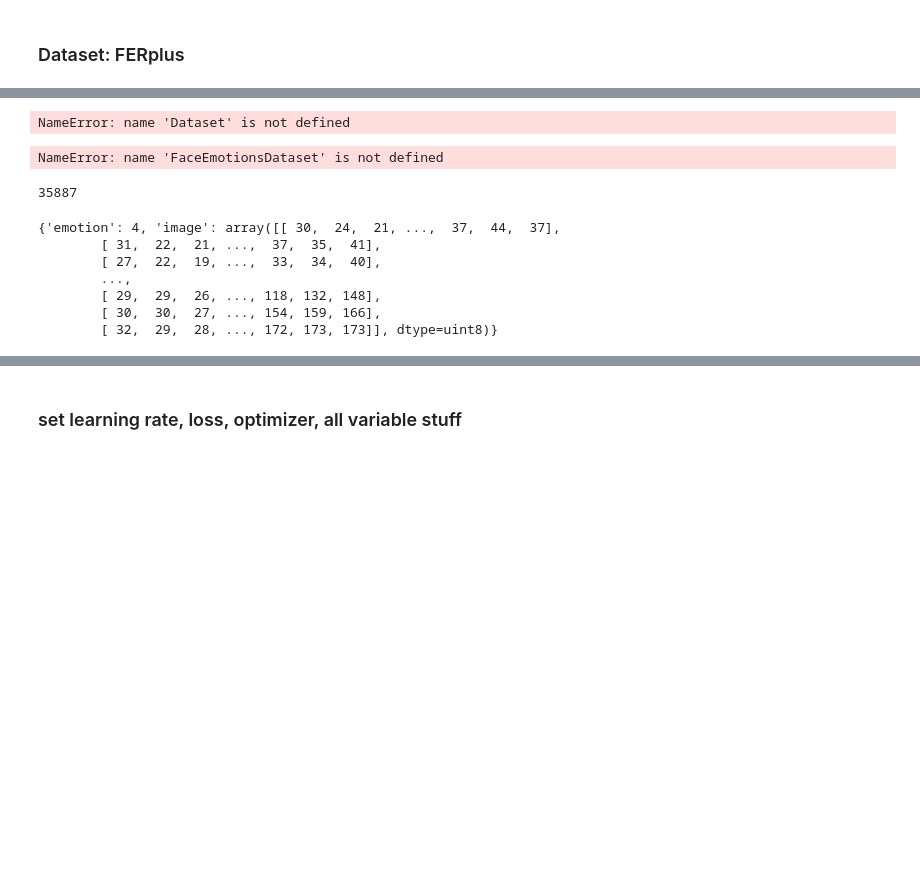
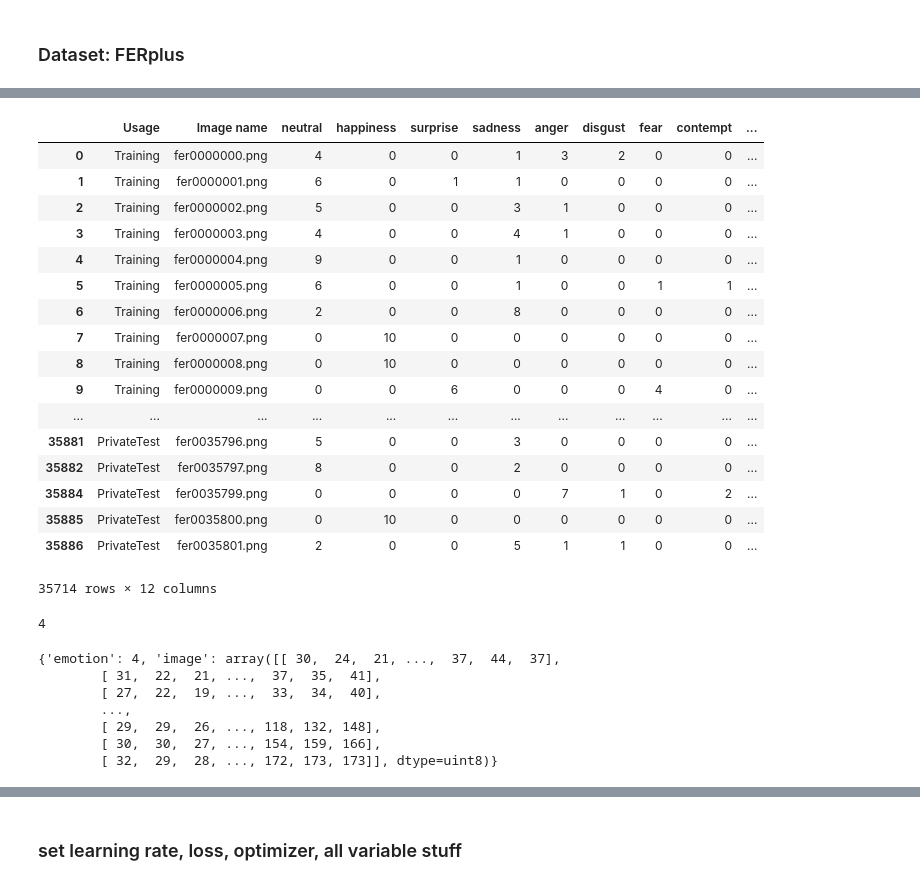
Before and after one commit to crystaljgong/Movie_Sentiments, a Jupyter notebook: VGG-Face-model-test.ipynb, the cells around one changed output, grey strips where cells are left out. Cells and saved outputs as stored; diff of their text form; code cells hidden in the pictures; blank space fills up the shorter version.

```diff
--- a/VGG-Face-model-test.ipynb
+++ b/VGG-Face-model-test.ipynb
@@ -149,3 +57,25 @@ ImportError: No module named torch
+# %%
+df = pd.read_csv('all-data/FERPlus/fer2013new.csv')
+df.dropna(axis=0, how='any')
+# %% [output]
+|  | Usage | Image name | neutral | happiness | surprise | sadness | anger | disgust | fear | contempt | ... |
+| 0 | Training | fer0000000.png | 4 | 0 | 0 | 1 | 3 | 2 | 0 | 0 | ... |
+| 1 | Training | fer0000001.png | 6 | 0 | 1 | 1 | 0 | 0 | 0 | 0 | ... |
+| 2 | Training | fer0000002.png | 5 | 0 | 0 | 3 | 1 | 0 | 0 | 0 | ... |
+| 3 | Training | fer0000003.png | 4 | 0 | 0 | 4 | 1 | 0 | 0 | 0 | ... |
+| 4 | Training | fer0000004.png | 9 | 0 | 0 | 1 | 0 | 0 | 0 | 0 | ... |
+| 5 | Training | fer0000005.png | 6 | 0 | 0 | 1 | 0 | 0 | 1 | 1 | ... |
+| 6 | Training | fer0000006.png | 2 | 0 | 0 | 8 | 0 | 0 | 0 | 0 | ... |
+| 7 | Training | fer0000007.png | 0 | 10 | 0 | 0 | 0 | 0 | 0 | 0 | ... |
+| 8 | Training | fer0000008.png | 0 | 10 | 0 | 0 | 0 | 0 | 0 | 0 | ... |
+| 9 | Training | fer0000009.png | 0 | 0 | 6 | 0 | 0 | 0 | 4 | 0 | ... |
+| ... | ... | ... | ... | ... | ... | ... | ... | ... | ... | ... | ... |
+| 35881 | PrivateTest | fer0035796.png | 5 | 0 | 0 | 3 | 0 | 0 | 0 | 0 | ... |
+| 35882 | PrivateTest | fer0035797.png | 8 | 0 | 0 | 2 | 0 | 0 | 0 | 0 | ... |
+| 35884 | PrivateTest | fer0035799.png | 0 | 0 | 0 | 0 | 7 | 1 | 0 | 2 | ... |
+| 35885 | PrivateTest | fer0035800.png | 0 | 10 | 0 | 0 | 0 | 0 | 0 | 0 | ... |
+| 35886 | PrivateTest | fer0035801.png | 2 | 0 | 0 | 5 | 1 | 1 | 0 | 0 | ... |
+35714 rows × 12 columns
 # %%
 class FaceEmotionsDataset(Dataset):
 
@@ -156,48 +86,39 @@ class FaceEmotionsDataset(Dataset):
             root_dir (string): Directory with all the images.
         """
         self.emotions_frame = pd.read_csv(csv_file)
+        self.emotions_frame.dropna(axis=0, how='any', inplace=True)
         self.root_dir = root_dir
 
     def __len__(self):
         return len(self.emotions_frame)
 
     def __getitem__(self, idx):
-        img_name = emotions_frame.iloc[idx][1]
-        img_path = os.path.join('all-data/FERPlus/data/FER2013Train', img_name)
+        img_name = self.emotions_frame.iloc[idx][1]
+
+        img_path = os.path.join(self.root_dir, img_name)
         image = io.imread(img_path)
         #this takes the most highest ranked emotion. if two emotions have the same ranking, it just takes the first one
-        emotion = np.argmax(emotions_frame.iloc[idx,2:].as_matrix())
+        emotion = np.argmax(self.emotions_frame.iloc[idx,2:].as_matrix())
         sample = {'image': image, 'emotion': emotion}
-        sample
+        return sample
-# %% [output]
-NameError: name 'Dataset' is not defined
+# %%
+emotions_frame = pd.read_csv('all-data/FERPlus/fer2013new.csv')
+emotions_frame.dropna(axis=0, how='any', inplace=True)
+
+emotion = np.argmax(emotions_frame.iloc[10,2:].as_matrix())
+print(emotion)
+# %% [output]
+4
 # %%
-face_emotions = FaceEmotionsDataset(csv_file = 'all-data/FERPlus/fer2013new.csv',
+face_emotions = FaceEmotionsDataset(csv_file = 'all-data/FERPlus/fer2013new_training.csv',
                                     root_dir = 'all-data/FERPlus/data/FER2013Train')
+
+face_emotions[10]
 # %% [output]
-NameError: name 'FaceEmotionsDataset' is not defined
+{'emotion': 4, 'image': array([[ 30,  24,  21, ...,  37,  44,  37],
+        [ 31,  22,  21, ...,  37,  35,  41],
+        [ 27,  22,  19, ...,  33,  34,  40],
+        ...,
+        [ 29,  29,  26, ..., 118, 132, 148],
+        [ 30,  30,  27, ..., 154, 159, 166],
+        [ 32,  29,  28, ..., 172, 173, 173]], dtype=uint8)}
-# %%
-emotions_frame = pd.read_csv('all-data/FERPlus/fer2013new.csv')
-
-print(len(emotions_frame))
-
-#def __len__(self):
-len(emotions_frame)
-
-#def __getitem__(self, idx):
-img_name = emotions_frame.iloc[idx][1]
-img_path = os.path.join('all-data/FERPlus/data/FER2013Train', img_name)
-image = io.imread(img_path)
-#this takes the most highest ranked emotion. if two emotions have the same ranking, it just takes the first one
-emotion = np.argmax(emotions_frame.iloc[idx,2:].as_matrix())
-sample = {'image': image, 'emotion': emotion}
-sample
-# %% [output]
-35887
-{'emotion': 4, 'image': array([[ 30,  24,  21, ...,  37,  44,  37],
-        [ 31,  22,  21, ...,  37,  35,  41],
-        [ 27,  22,  19, ...,  33,  34,  40],
-        ...,
-        [ 29,  29,  26, ..., 118, 132, 148],
-        [ 30,  30,  27, ..., 154, 159, 166],
-        [ 32,  29,  28, ..., 172, 173, 173]], dtype=uint8)}
```
Also changed, not shown: parts of 16 cells of this notebook.
